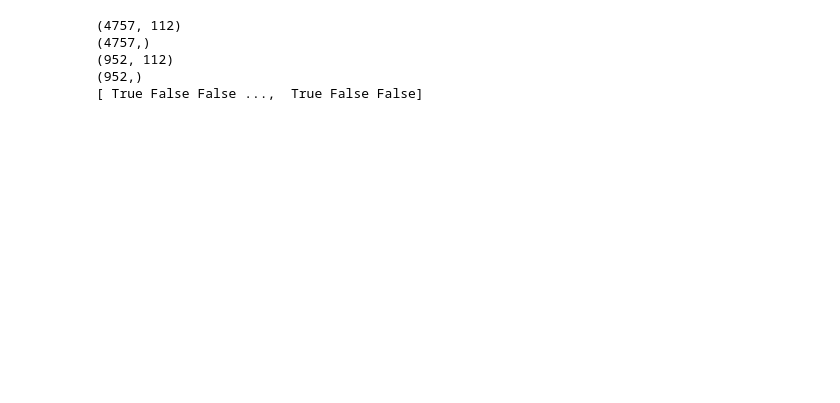
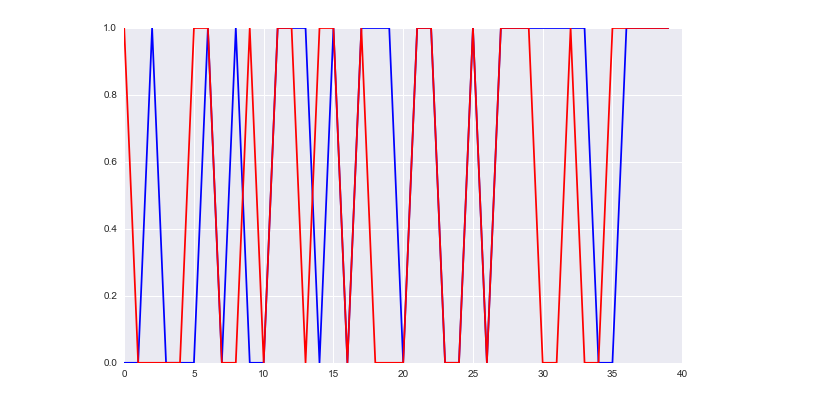
Before and after one commit to pablovicente/stock-index-prediction, a Jupyter notebook: Data_Analysis.ipynb, the cells around one changed output. Drawn from its saved outputs; the diff is of its cells as text; code cells hidden in the pictures; blank space fills up the shorter version.

Commit message:
Testing different periods of time

```diff
--- a/Data_Analysis.ipynb
+++ b/Data_Analysis.ipynb
@@ -154,9 +154,9 @@ def dataset_to_train_using_dates(dataset, trainDates, testDates, predicting = 'c
     if shiftFeatures==True and shiftTarget==True:
         raise ValueError("Features and Target cannot be shifted at the same time")
 
-    dataset = remove_columns_from_dataset(dataset, predicting = predicting, shifted = shiftFeatures)
-
-
+    #dataset = remove_columns_from_dataset(dataset, predicting = predicting, shifted = shiftFeatures)
+    #dataset = dataset[['GOLD_RD_B1_USD_AM','SILVER_RD_B1_USD','PLAT_RD_B1_USD_AM','OIL_BRENT_RD_B1_USD','DJIA_RD_B1_Open','HSI_RD_B1_Open','IBEX_RD_B1_Open','IBEX_RD_B1_Close','N225_RD_B1_Open','SP500_RD_B1_Open']]
+    dataset = dataset[[col for col in dataset.columns if '_P' in col and 'Open' in col or 'IBEX_RD_B1_Close' in col]]
     ###########################
     # predicting close price: #
     ###########################
@@ -208,6 +210,7 @@ def dataset_to_train_using_dates(dataset, trainDates, testDates, predicting = 'c
 # %%
-training_dates = Iteration.Iteration('1993-08-19', '2012-07-06')
-testing_dates  = Iteration.Iteration('2012-07-09', '2016-04-20')
+#training_dates = Iteration.Iteration('2010-08-19', '2016-04-08')
+training_dates = Iteration.Iteration('1993-08-19', '2016-01-04')
+testing_dates  = Iteration.Iteration('2016-01-05', '2016-04-20')
 training_dates.calculate_indices(dataset)
 testing_dates.calculate_indices(dataset)
 
@@ -219,3 +222,16 @@ testDates.append(testing_dates.lowerIndex)
 testDates.append(testing_dates.upperIndex)
 
 trainX, trainY, testX, testY, cols, new_dataset = dataset_to_train_using_dates(dataset, trainDates, testDates, binary=False, shiftFeatures=False, shiftTarget=False)
+print "%s %s %s %s" % (trainX.shape,trainY.shape,testX.shape,testY.shape)
+
+from sklearn import neighbors
+#svc = neighbors.KNeighborsClassifier()
+#svc = svm.SVC(decision_function_shape='ovr')
+svc = ensemble.RandomForestClassifier(n_estimators=200)
+
+svc.fit(trainX, trainY)
+prediction = svc.predict(testX)
+fpr, tpr, _ = metrics.roc_curve(testY, prediction)
+print "> AUC: %.4f " % metrics.auc(fpr, tpr)
+print "> Score: %.4f " % svc.score(testX, testY)
+print metrics.classification_report(testY, prediction)
@@ -231,13 +248,14 @@ trainX, testX = ml_dataset.feature_selection_trees(trainX, trainY, testX, testY)
-# %%
-print trainX.shape
-print trainY.shape
-print testX.shape
-print testY.shape
-print trainY.astype('bool')
-# %% [output]
-(4757, 112)
-(4757,)
-(952, 112)
-(952,)
-[ True False False ...,  True False False]
+# %%
+cv_preds = prediction
+cv_preds[cv_preds >= 0.5] = 1
+ones = np.where(cv_preds == 1)
+cv_preds[cv_preds < 0.5] = 0
+zeros = np.where(cv_preds == 0)
+
+plt.figure()
+plt.plot(cv_preds[0:40], c='blue')
+plt.plot(testY[0:40], c='red')
+plt.show()
+# %% [output]
+[figure, added]
 # %%
```
Also changed, not shown: parts of 6 cells of this notebook, 1 other file.
